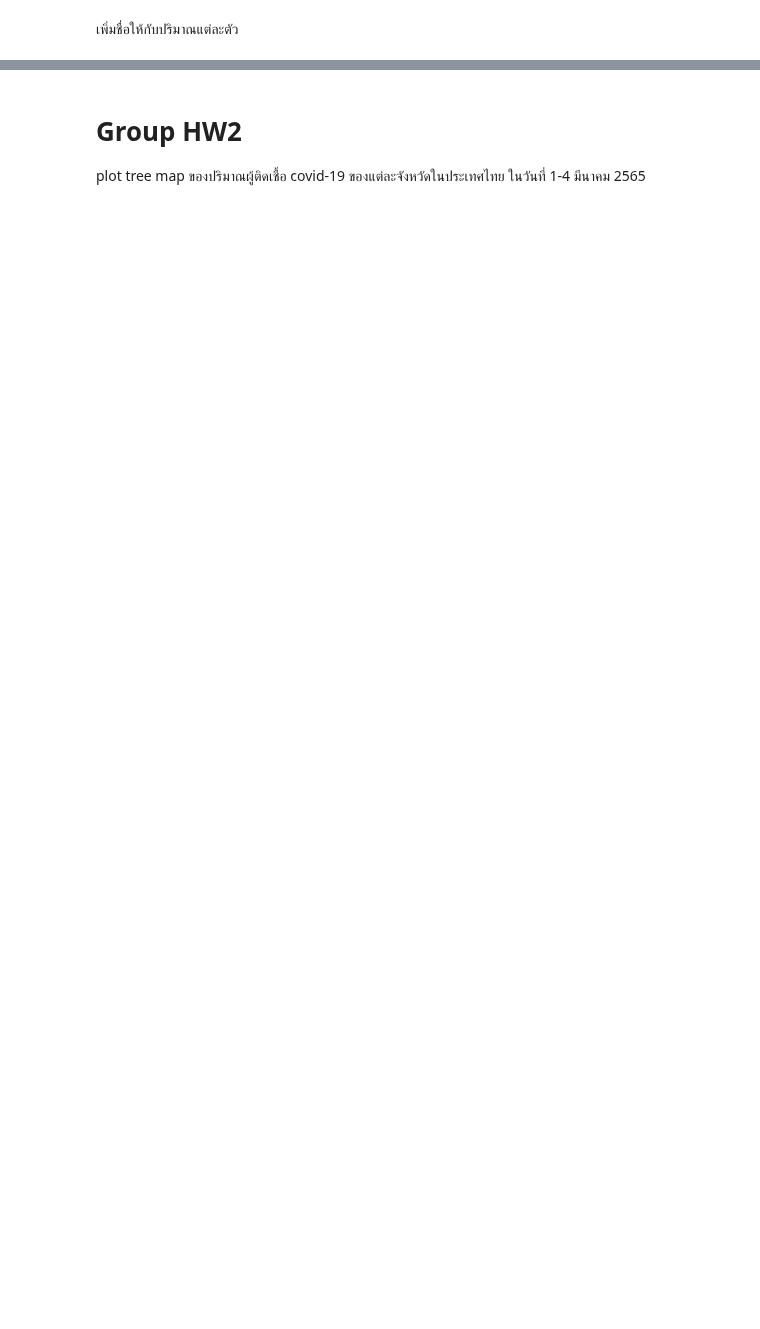
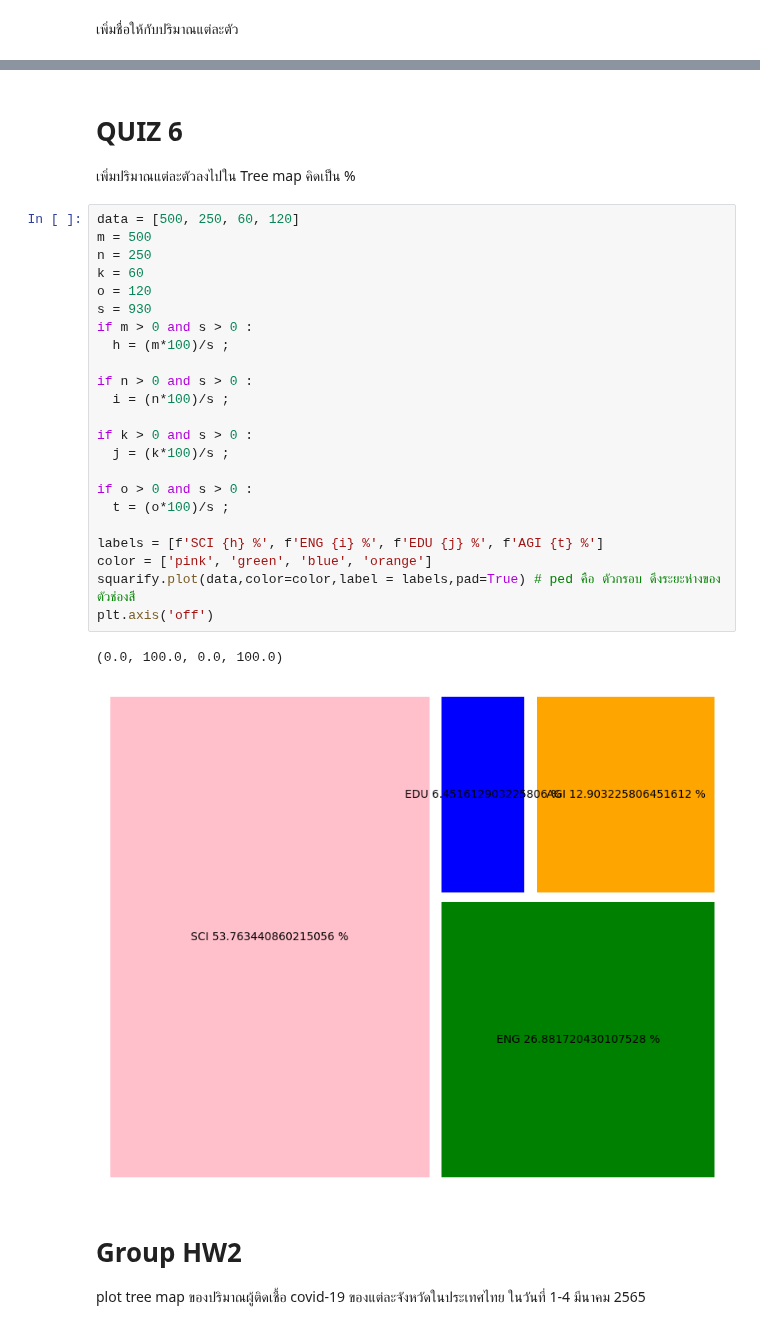
Before and after one commit to kitiluck/python_dataviz2023, a Jupyter notebook: DataViz04_Data_Comparison.ipynb, the cells around one changed output, grey strips where cells are left out. Drawn from its saved outputs; the diff is of its cells as text; blank space fills up the shorter version.

Commit message:
Quiz 6

```diff
--- a/DataViz04_Data_Comparison.ipynb
+++ b/DataViz04_Data_Comparison.ipynb
@@ -536,6 +540,35 @@ plt.axis('off')
 # %% [output]
 (0.0, 100.0, 0.0, 100.0)
 [figure]
+# %% [markdown]
+# QUIZ 6
+เพิ่มปริมาณแต่ละตัวลงไปใน Tree map คิดเป็น %
+# %%
+data = [500, 250, 60, 120]
+m = 500
+n = 250
+k = 60
+o = 120
+s = 930
+if m > 0 and s > 0 :
+  h = (m*100)/s ;
+
+if n > 0 and s > 0 :
+  i = (n*100)/s ;
+
+if k > 0 and s > 0 :
+  j = (k*100)/s ;
+
+if o > 0 and s > 0 :
+  t = (o*100)/s ;
+
+labels = [f'SCI {h} %', f'ENG {i} %', f'EDU {j} %', f'AGI {t} %']
+color = ['pink', 'green', 'blue', 'orange']
+squarify.plot(data,color=color,label = labels,pad=True) # ped คือ ตัวกรอบ ดึงระยะห่างของตัวช่องสี
+plt.axis('off')
+# %% [output]
+(0.0, 100.0, 0.0, 100.0)
+[figure, added]
 # %% [markdown]
 # Group HW2
 plot tree map ของปริมาณผู้ติดเชื้อ covid-19 ของแต่ละจังหวัดในประเทศไทย ในวันที่ 1-4 มีนาคม 2565
```
Also changed, not shown: parts of 25 cells of this notebook.
